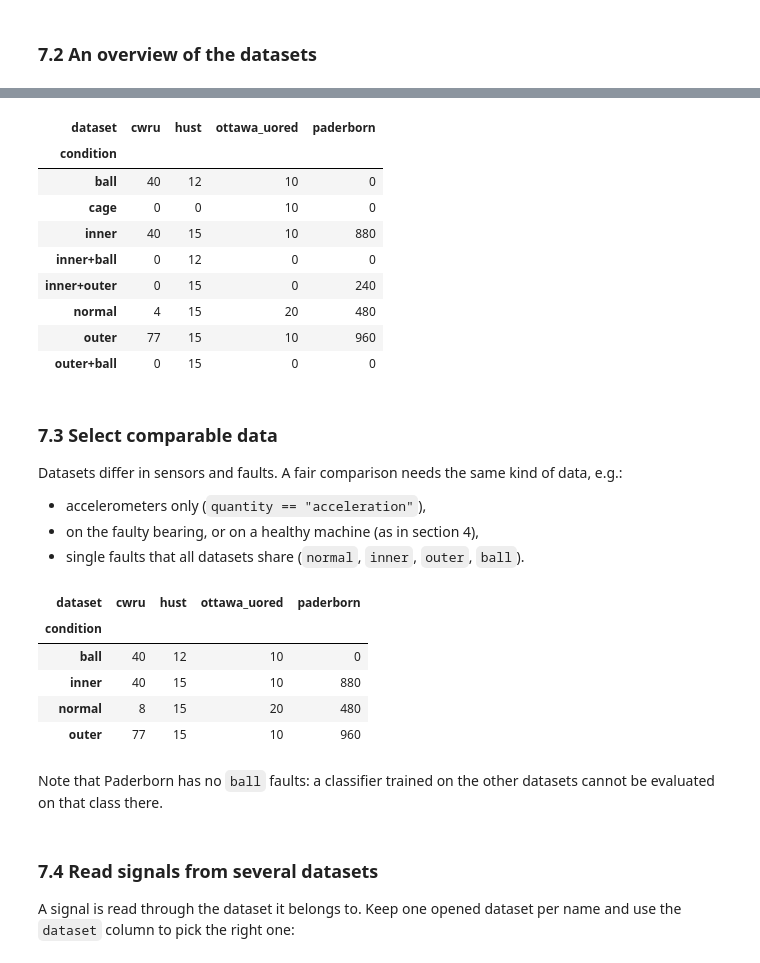
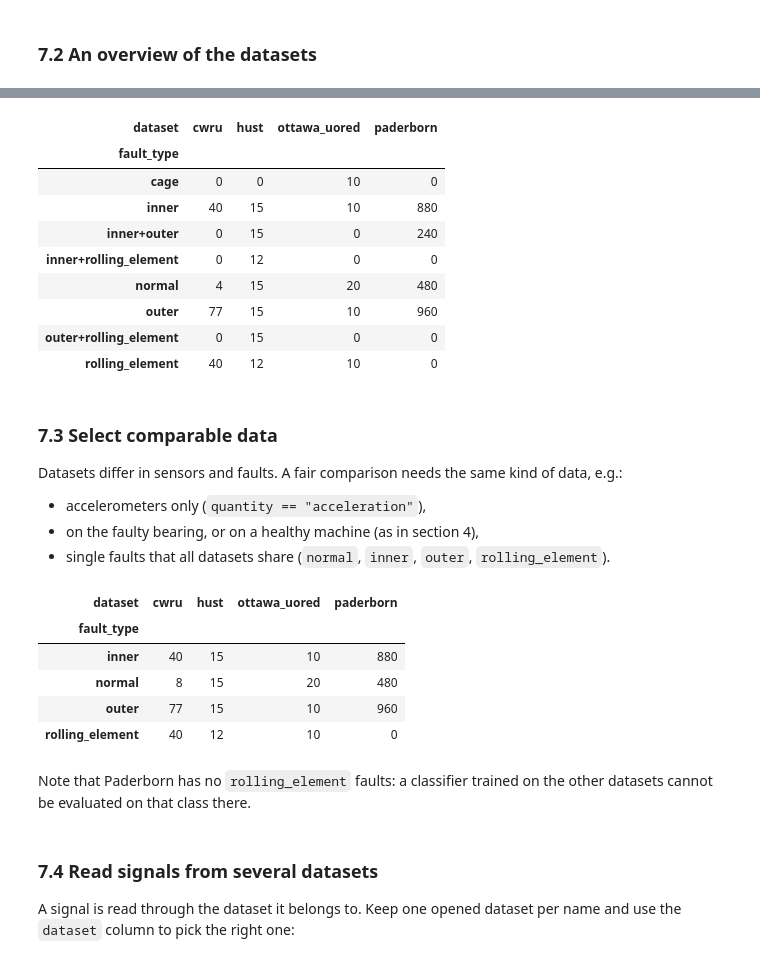
Before and after one commit to VictorBauler/BearingDatasets, a Jupyter notebook: examples/usage.ipynb, the cells around one changed output, grey strips where cells are left out. Saved outputs shown, nothing was run; the diff lists cells and outputs as text; code cells hidden in the pictures.

```diff
--- a/examples/usage.ipynb
+++ b/examples/usage.ipynb
@@ -409,20 +412,21 @@ all_meta.groupby("dataset").agg(
 | ottawa_uored | 60 | 180 | [accelerometer, acoustic, tempera... | [42000.0] | (1700.0, 2190.0) |
 | paderborn | 2560 | 17920 | [force, phase_current_1, phase_cu... | [1.0, 4000.0, 64000.0] | (900.0, 1500.0) |
 # %%
-# Which conditions does each dataset contain? (number of recordings)
+# Which fault types does each dataset contain? (number of recordings)
 all_meta.drop_duplicates(["dataset", "recording_id"]).pivot_table(
-    index="condition", columns="dataset", values="recording_id", aggfunc="count", fill_value=0)
+    index="fault_type", columns="dataset", values="recording_id", aggfunc="count", fill_value=0
+)
 # %% [output]
 | dataset | cwru | hust | ottawa_uored | paderborn |
-| condition |  |  |  |  |
-| ball | 40 | 12 | 10 | 0 |
+| fault_type |  |  |  |  |
 | cage | 0 | 0 | 10 | 0 |
 | inner | 40 | 15 | 10 | 880 |
-| inner+ball | 0 | 12 | 0 | 0 |
 | inner+outer | 0 | 15 | 0 | 240 |
+| inner+rolling_element | 0 | 12 | 0 | 0 |
 | normal | 4 | 15 | 20 | 480 |
 | outer | 77 | 15 | 10 | 960 |
-| outer+ball | 0 | 15 | 0 | 0 |
+| outer+rolling_element | 0 | 15 | 0 | 0 |
+| rolling_element | 40 | 12 | 10 | 0 |
 # %% [markdown]
 ### 7.3 Select comparable data
 
@@ -430,24 +434,26 @@ Datasets differ in sensors and faults. A fair comparison needs the same kind of
 
 * accelerometers only (`quantity == "acceleration"`),
 * on the faulty bearing, or on a healthy machine (as in section 4),
-* single faults that all datasets share (`normal`, `inner`, `outer`, `ball`).
+* single faults that all datasets share (`normal`, `inner`, `outer`, `rolling_element`).
 # %%
-on_bearing = (all_meta.fault_location == all_meta.sensor_location) | (all_meta.condition == "normal")
+on_bearing = all_meta.sensor_at_fault | (all_meta.fault_type == "normal")
 selected = all_meta[
-    (all_meta.quantity == "acceleration") & on_bearing
-    & all_meta.condition.isin(["normal", "inner", "outer", "ball"])
+    (all_meta.quantity == "acceleration")
+    & on_bearing
+    & all_meta.fault_type.isin(["normal", "inner", "outer", "rolling_element"])
 ]
-selected.pivot_table(index="condition", columns="dataset", values="signal_id",
-                     aggfunc="count", fill_value=0)
+selected.pivot_table(
+    index="fault_type", columns="dataset", values="signal_id", aggfunc="count", fill_value=0
+)
 # %% [output]
 | dataset | cwru | hust | ottawa_uored | paderborn |
-| condition |  |  |  |  |
-| ball | 40 | 12 | 10 | 0 |
+| fault_type |  |  |  |  |
 | inner | 40 | 15 | 10 | 880 |
 | normal | 8 | 15 | 20 | 480 |
 | outer | 77 | 15 | 10 | 960 |
+| rolling_element | 40 | 12 | 10 | 0 |
 # %% [markdown]
-Note that Paderborn has no `ball` faults: a classifier trained on the other datasets cannot be evaluated on that class there.
+Note that Paderborn has no `rolling_element` faults: a classifier trained on the other datasets cannot be evaluated on that class there.
 # %% [markdown]
 ### 7.4 Read signals from several datasets
 
```
Also changed, not shown: parts of 24 cells of this notebook, 3 other files.
